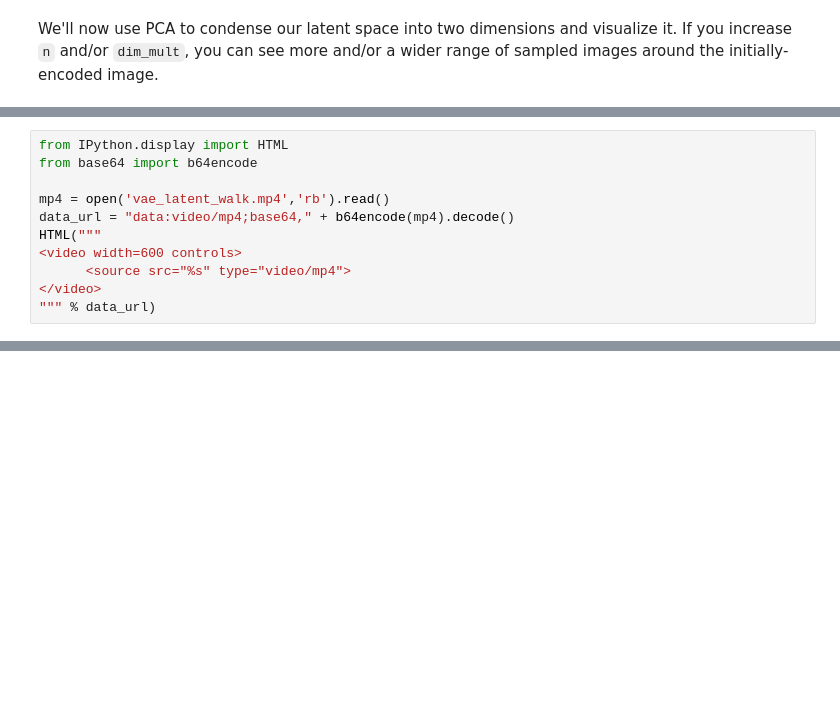
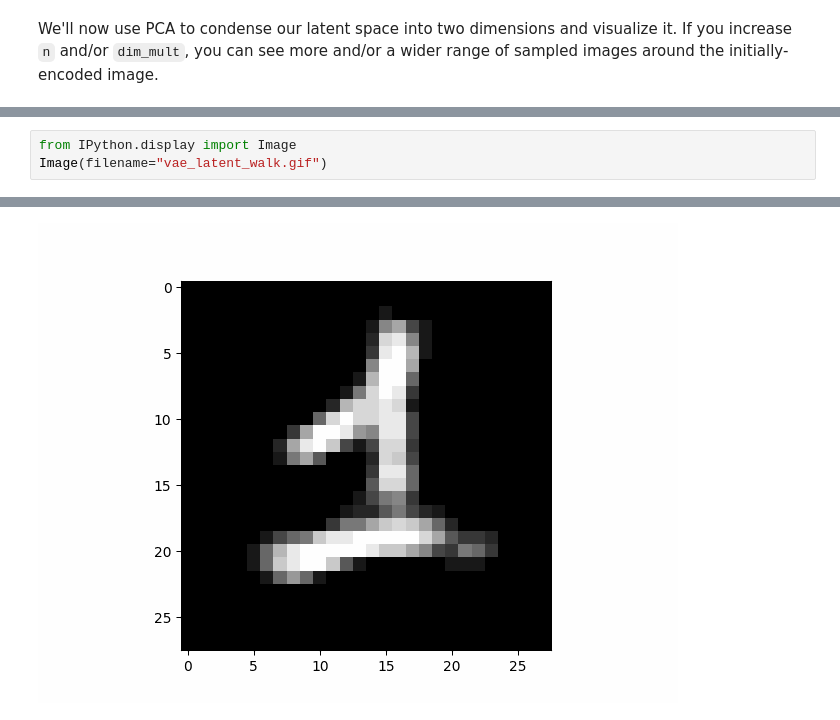
Before and after one commit to cs449f24/lectures, a Jupyter notebook: notebooks/7_vae.ipynb, the cells around one changed output, grey strips where cells are left out. Cells and saved outputs as stored; diff of their text form; blank space fills up the shorter version.

```diff
--- a/notebooks/7_vae.ipynb
+++ b/notebooks/7_vae.ipynb
@@ -541,12 +548,4 @@ anim.save('vae_latent_walk.mp4', fps=10)
 # %%
-from IPython.display import HTML
-from base64 import b64encode
-
-mp4 = open('vae_latent_walk.mp4','rb').read()
-data_url = "data:video/mp4;base64," + b64encode(mp4).decode()
-HTML("""
-<video width=600 controls>
-      <source src="%s" type="video/mp4">
-</video>
-""" % data_url)
+from IPython.display import Image
+Image(filename="vae_latent_walk.gif")
 # %% [output]
@@ -553,0 +552 @@ HTML("""
+[figure, added]
```
Also changed, not shown: parts of 8 cells of this notebook.
